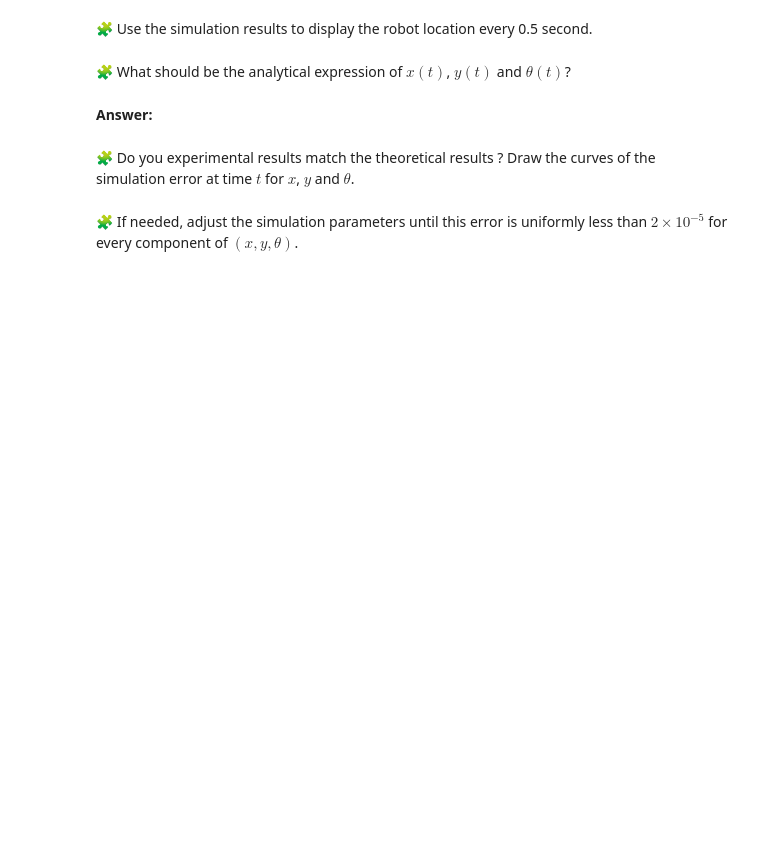
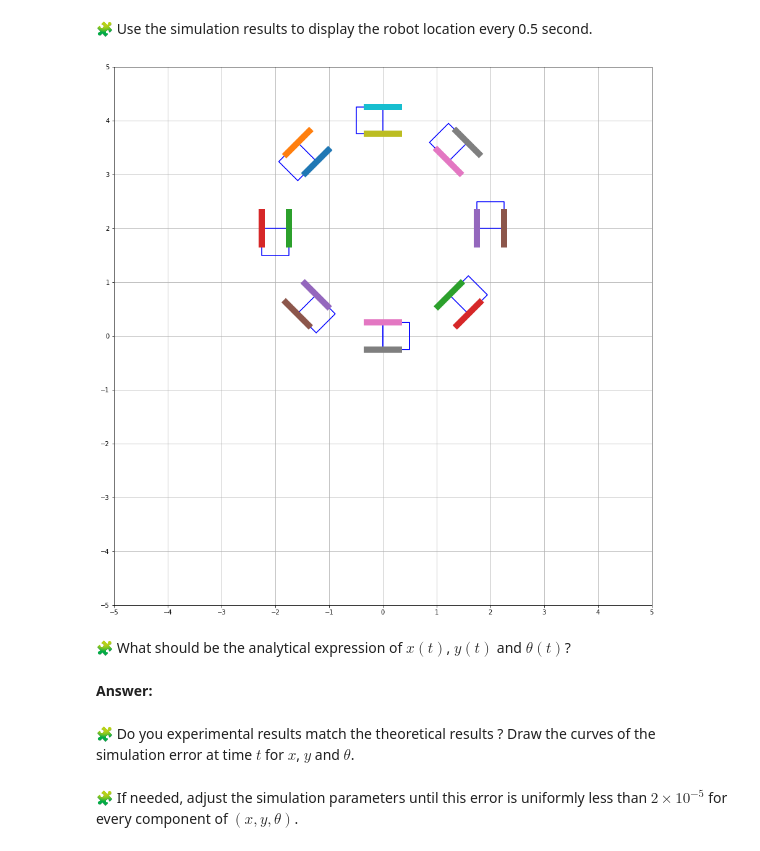
Before and after one commit to wish949/control-engineering-with-python-project-2022-2023, a Jupyter notebook: Project-1.ipynb, the cells around one changed output. Saved outputs shown, nothing was run; the diff lists cells and outputs as text; code cells hidden in the pictures; blank space fills up the shorter version.

```diff
--- a/Project-1.ipynb
+++ b/Project-1.ipynb
@@ -153,3 +167,9 @@ pass
+# %%
+draw_arena(-5,5,-5,5)
+for i in range(9):
+    draw_wheelchair(solution(i*0.5)[0],solution(i*0.5)[1],solution(i*0.5)[2])
+# %% [output]
+[figure, added]
 # %% [markdown]
 🧩 What should be the analytical expression of $x(t)$, $y(t)$ and $\theta(t)$?
 # %% [markdown]
```
Also changed, not shown: parts of 8 cells of this notebook.
